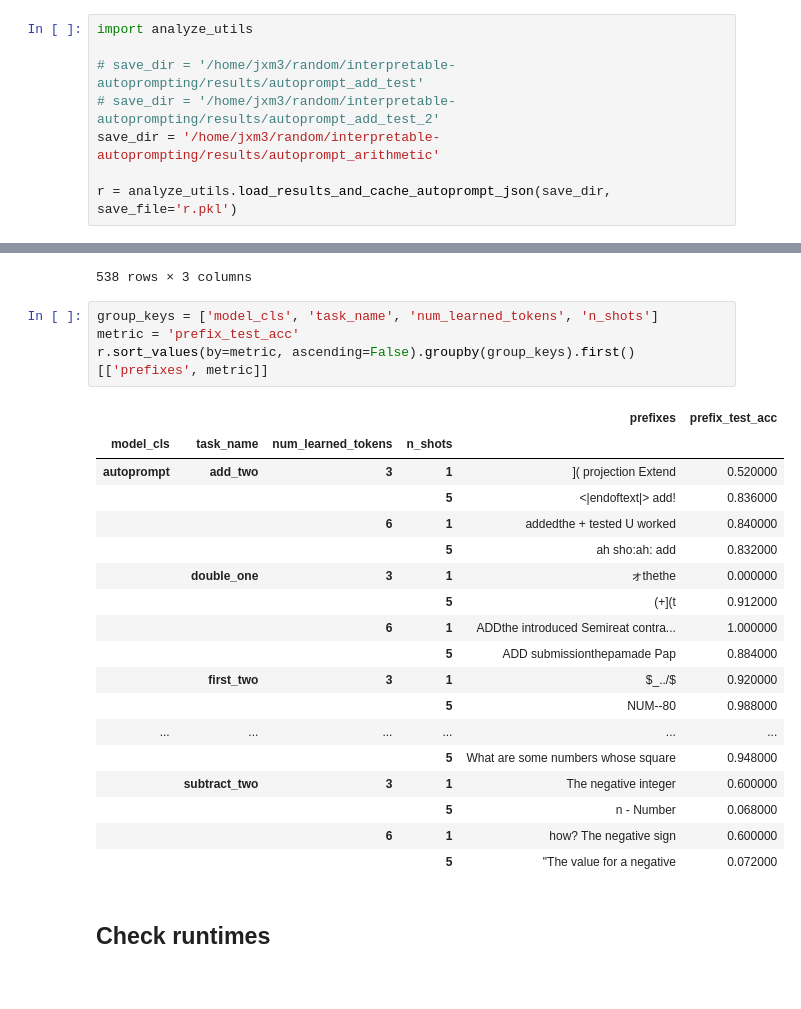
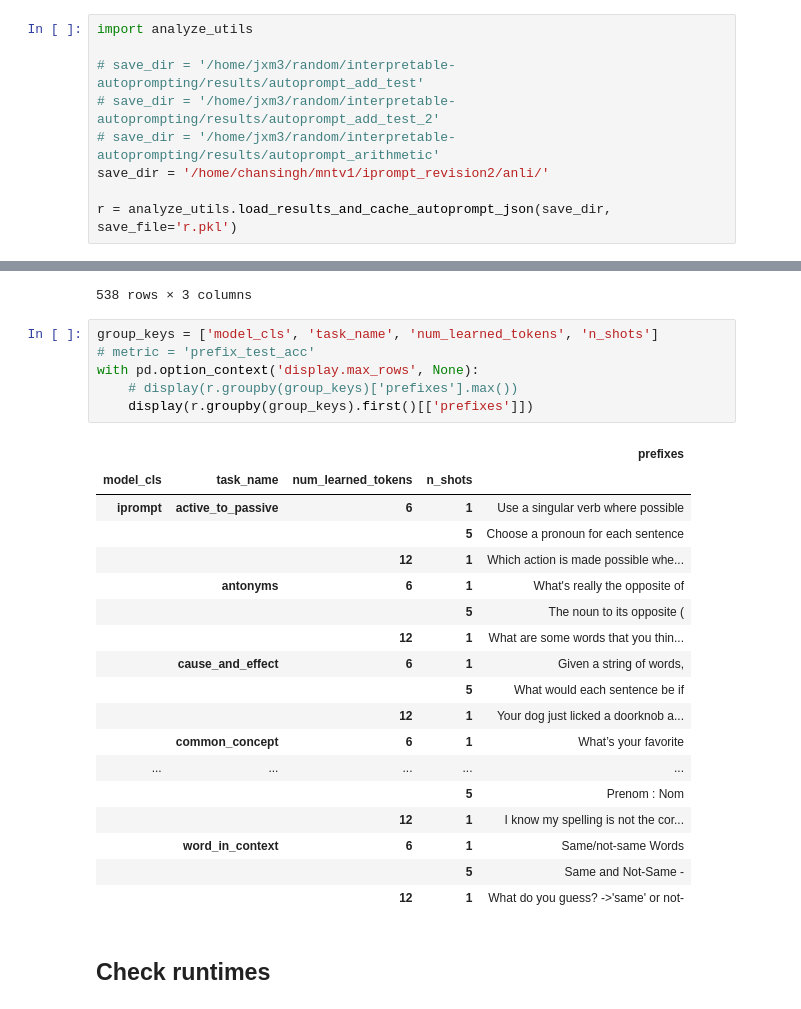
Before and after one commit to csinva/iprompt, a Jupyter notebook: notebooks/03_autoprompt.ipynb, the cells around one changed output, grey strips where cells are left out. Drawn from its saved outputs; the diff is of its cells as text.

Commit message:
put prefixes in 03_autoprompt nb

```diff
--- a/notebooks/03_autoprompt.ipynb
+++ b/notebooks/03_autoprompt.ipynb
@@ -9,6 +7,7 @@ import analyze_utils
 
 # save_dir = '/home/jxm3/random/interpretable-autoprompting/results/autoprompt_add_test'
 # save_dir = '/home/jxm3/random/interpretable-autoprompting/results/autoprompt_add_test_2'
-save_dir = '/home/jxm3/random/interpretable-autoprompting/results/autoprompt_arithmetic'
+# save_dir = '/home/jxm3/random/interpretable-autoprompting/results/autoprompt_arithmetic'
+save_dir = '/home/chansingh/mntv1/iprompt_revision2/anli/'
 
 r = analyze_utils.load_results_and_cache_autoprompt_json(save_dir, save_file='r.pkl')
@@ -193,27 +193,29 @@ r[(r['prefix_test_acc'] > 0.5) & (r['prefix_train_acc'] < 0.2)][['prefix_train_a
 538 rows × 3 columns
 # %%
 group_keys = ['model_cls', 'task_name', 'num_learned_tokens', 'n_shots']
-metric = 'prefix_test_acc'
-r.sort_values(by=metric, ascending=False).groupby(group_keys).first()[['prefixes', metric]]
+# metric = 'prefix_test_acc'
+with pd.option_context('display.max_rows', None):
+    # display(r.groupby(group_keys)['prefixes'].max())
+    display(r.groupby(group_keys).first()[['prefixes']])
 # %% [output]
-|  |  |  |  | prefixes | prefix_test_acc |
-| model_cls | task_name | num_learned_tokens | n_shots |  |  |
-| autoprompt | add_two | 3 | 1 | ]( projection Extend | 0.520000 |
-|  |  |  | 5 | <|endoftext|> add! | 0.836000 |
-|  |  | 6 | 1 | addedthe + tested U worked | 0.840000 |
-|  |  |  | 5 | ah sho:ah: add | 0.832000 |
-|  | double_one | 3 | 1 | ォthethe | 0.000000 |
-|  |  |  | 5 | (+](t | 0.912000 |
-|  |  | 6 | 1 | ADDthe introduced Semireat contra... | 1.000000 |
-|  |  |  | 5 | ADD submissionthepamade Pap | 0.884000 |
-|  | first_two | 3 | 1 | $_../$ | 0.920000 |
-|  |  |  | 5 | NUM--80 | 0.988000 |
-| ... | ... | ... | ... | ... | ... |
-|  |  |  | 5 | What are some numbers whose square | 0.948000 |
-|  | subtract_two | 3 | 1 | The negative integer | 0.600000 |
-|  |  |  | 5 | n - Number | 0.068000 |
-|  |  | 6 | 1 | how? The negative sign | 0.600000 |
-|  |  |  | 5 | "The value for a negative | 0.072000 |
+|  |  |  |  | prefixes |
+| model_cls | task_name | num_learned_tokens | n_shots |  |
+| iprompt | active_to_passive | 6 | 1 | Use a singular verb where possible |
+|  |  |  | 5 | Choose a pronoun for each sentence |
+|  |  | 12 | 1 | Which action is made possible whe... |
+|  | antonyms | 6 | 1 | What's really the opposite of |
+|  |  |  | 5 | The noun to its opposite ( |
+|  |  | 12 | 1 | What are some words that you thin... |
+|  | cause_and_effect | 6 | 1 | Given a string of words, |
+|  |  |  | 5 | What would each sentence be if |
+|  |  | 12 | 1 | Your dog just licked a doorknob a... |
+|  | common_concept | 6 | 1 | What’s your favorite |
+| ... | ... | ... | ... | ... |
+|  |  |  | 5 | Prenom : Nom |
+|  |  | 12 | 1 | I know my spelling is not the cor... |
+|  | word_in_context | 6 | 1 | Same/not-same Words |
+|  |  |  | 5 | Same and Not-Same - |
+|  |  | 12 | 1 | What do you guess? ->'same' or not- |
 # %% [markdown]
 ## Check runtimes
 # %%
```
Also changed, not shown: parts of 4 cells of this notebook, 4 other files.
